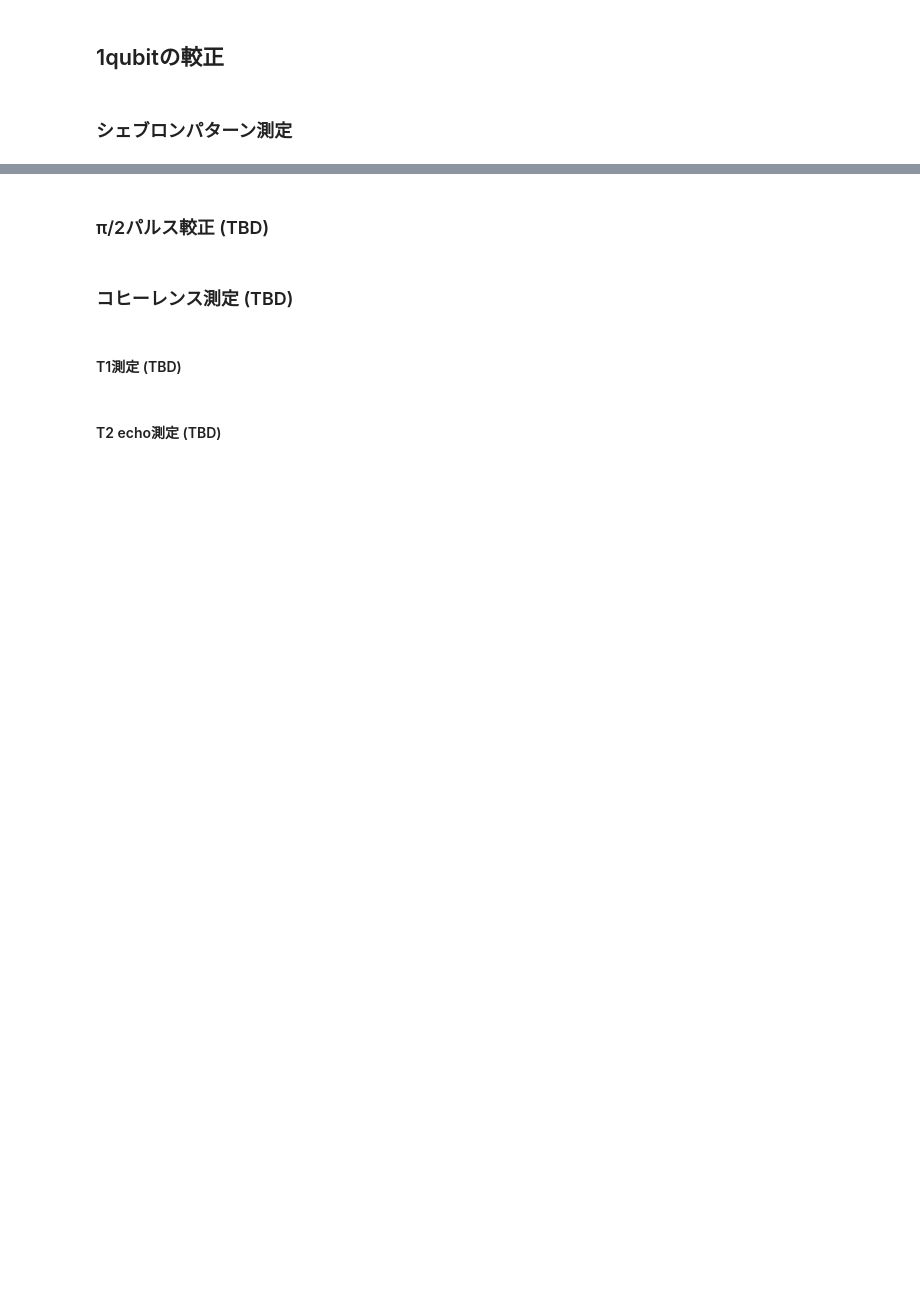
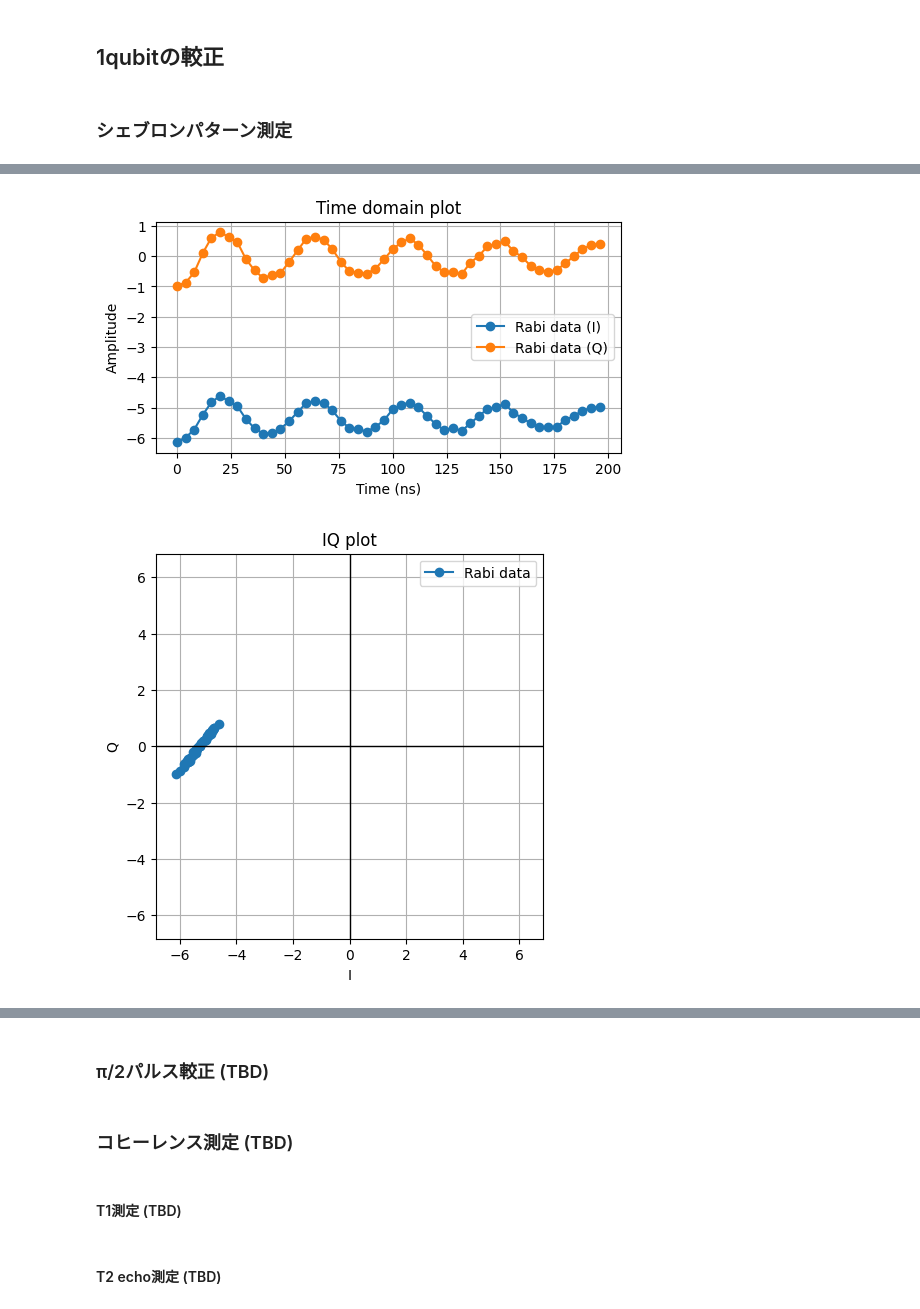
Before and after one commit to orangekame3/oqtopus-sse-pulse, a Jupyter notebook: examples/1Q-calibration/1Q-calib.ipynb, the cells around one changed output, grey strips where cells are left out. Drawn from its saved outputs; the diff is of its cells as text; code cells hidden in the pictures; blank space fills up the shorter version.

```diff
--- a/examples/1Q-calibration/1Q-calib.ipynb
+++ b/examples/1Q-calibration/1Q-calib.ipynb
@@ -76,0 +156,2 @@ $$ f_{\rm rabi} = \sqrt{(f_{\rm q} - f_{\rm d})^2 + f_{\rm rabi,min}^2} $$
+# %%
+payloads = experiment("1Q-calib-3_rabi")
@@ -76,0 +165,34 @@ $$ f_{\rm rabi} = \sqrt{(f_{\rm q} - f_{\rm d})^2 + f_{\rm rabi,min}^2} $$
+# %%
+# 測定で得られた全データ
+data_real = payloads[0]["data_real"]
+data_imag = payloads[0]["data_imag"]
+t_list = payloads[0]["time_range"]
+
+# 時間プロットを表示
+plt.figure(figsize=(6, 3))
+plt.plot(t_list, data_real, 'o-', label='Rabi data (I)')
+plt.plot(t_list, data_imag, 'o-', label='Rabi data (Q)')
+plt.xlabel('Time (ns)')
+plt.ylabel('Amplitude')
+plt.title('Time domain plot')
+plt.legend()
+plt.grid(True)
+plt.show()
+
+# IQプロットを表示
+plt.figure(figsize=(5,5))
+plt.plot(data_real, data_imag, 'o-', label='Rabi data')
+plt.axhline(0, linewidth=1, color='k') # x, y軸に直線を引く
+plt.axvline(0, linewidth=1, color='k')
+max = np.max(np.sqrt(np.array(data_real)**2 + np.array(data_imag)**2)) * 1.1 # 原点を中心にする
+plt.xlim(-max, max)
+plt.ylim(-max, max)
+plt.xlabel('I')
+plt.ylabel('Q')
+plt.title('IQ plot')
+plt.legend()
+plt.grid(True)
+plt.show()
+# %% [output]
+[figure, added]
+[figure, added]
```
Also changed, not shown: parts of 20 cells of this notebook, 2 other files.
